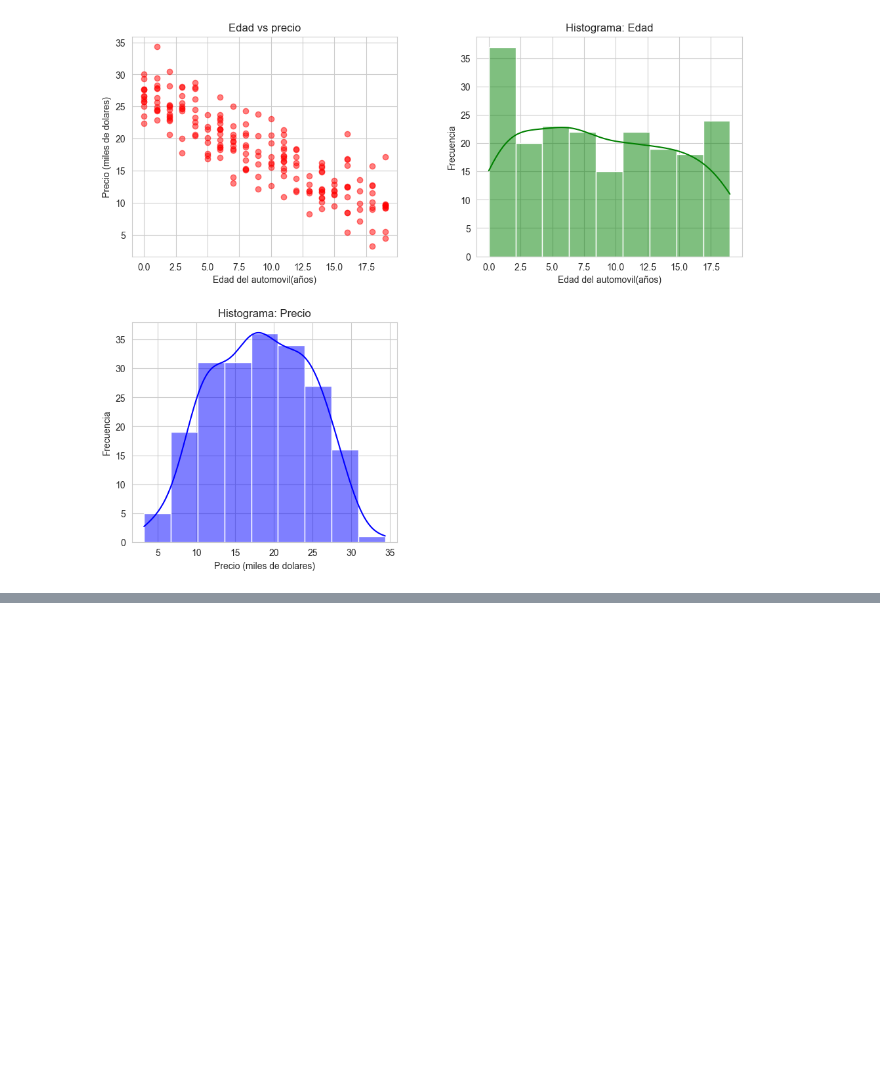
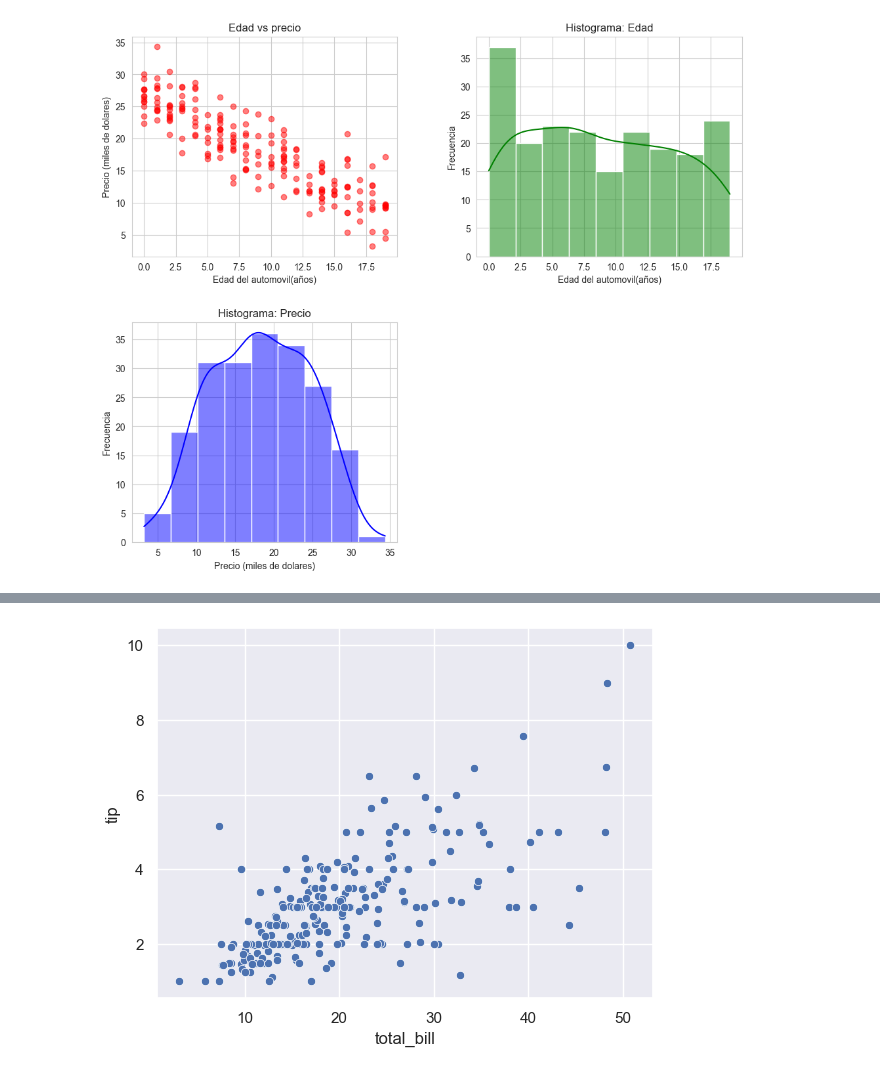
Before and after one commit to Gozv/Data_Analyst_Pandas-, a Jupyter notebook: Seaborn.ipynb, the cells around one changed output, grey strips where cells are left out. Cells and saved outputs as stored; diff of their text form; code cells hidden in the pictures; blank space fills up the shorter version.

```diff
--- a/Seaborn.ipynb
+++ b/Seaborn.ipynb
@@ -122,0 +181,6 @@ plt.show()
+# %%
+# Exploratorio Bivariado
+sns.scatterplot(data=df, x="total_bill", y="tip")
+plt.show()
+# %% [output]
+[figure, added]
```
Also changed, not shown: parts of 17 cells of this notebook.
